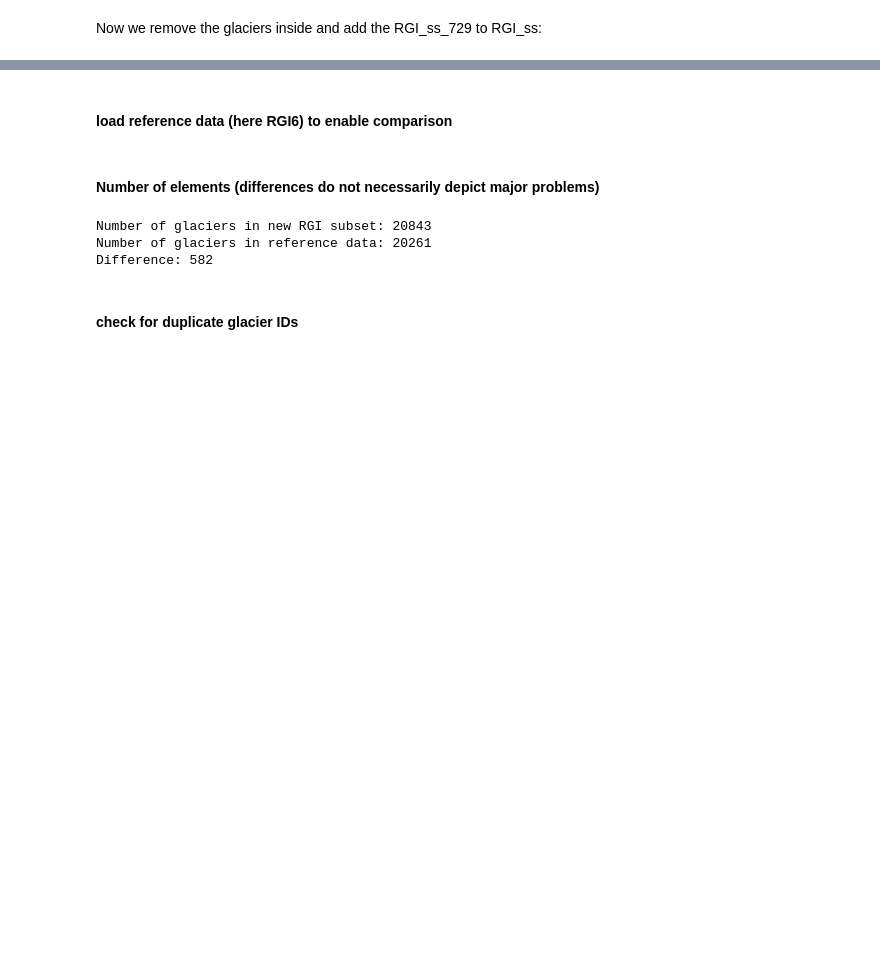
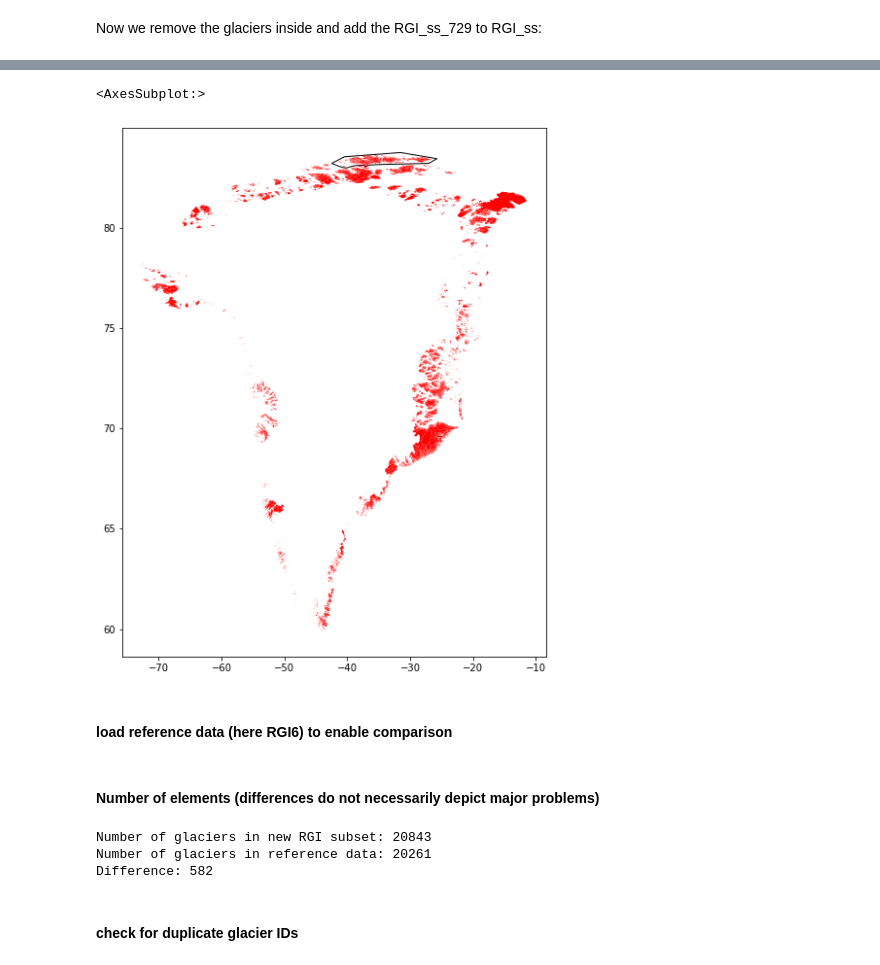
Before and after one commit to GLIMS-RGI/rgi7_scripts, a Jupyter notebook: workflow/RGI05.ipynb, the cells around one changed output, grey strips where cells are left out. Drawn from its saved outputs; the diff is of its cells as text; code cells hidden in the pictures; blank space fills up the shorter version.

```diff
--- a/workflow/RGI05.ipynb
+++ b/workflow/RGI05.ipynb
@@ -162,3 +148,11 @@ RGI_ss = pd.concat([RGI_ss, RGI_ss_729])
+# %%
+# Merge original RGI 580 without the glacier in the box and the RGI 729
+RGI_ss = pd.concat([RGI_ss_dum, RGI_ss_729])
+base = box.plot(color='white', edgecolor='black', figsize=(20, 10))
+RGI_ss.geometry.plot(ax=base, color='red', markersize=5)
+# %% [output]
+<AxesSubplot:>
+[figure, added]
 # %% [markdown]
 #### load reference data (here RGI6) to enable comparison
 # %%
```
Also changed, not shown: parts of 14 cells of this notebook.
